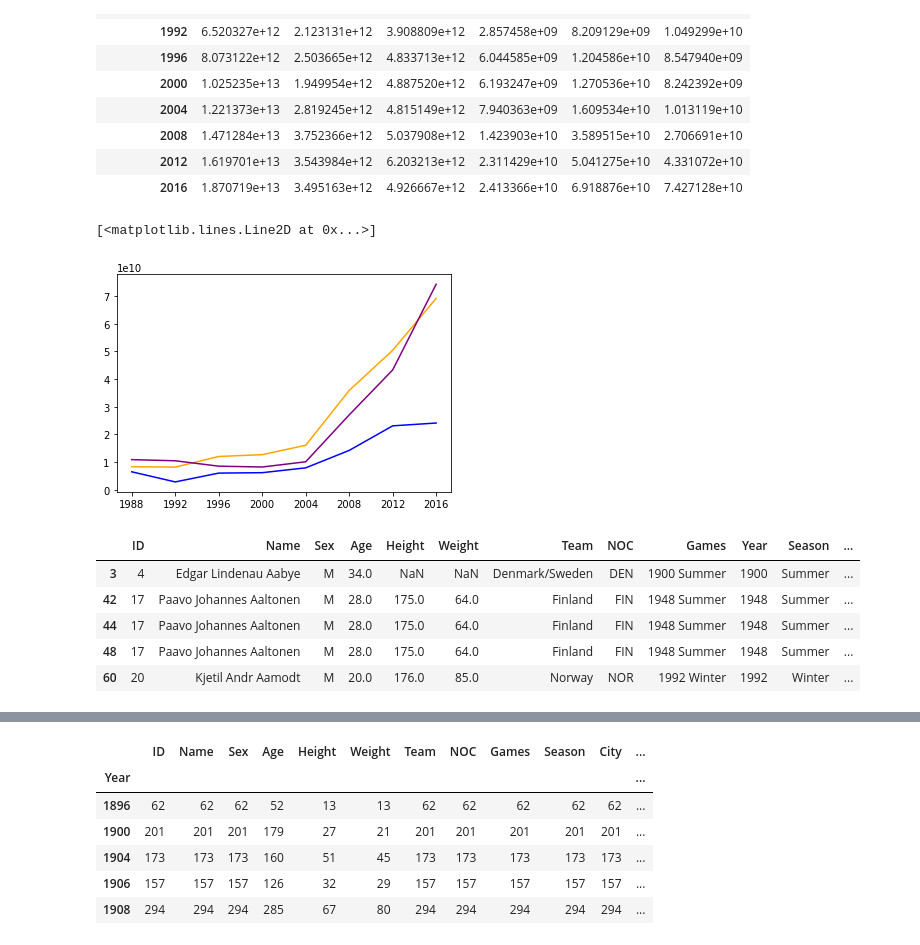
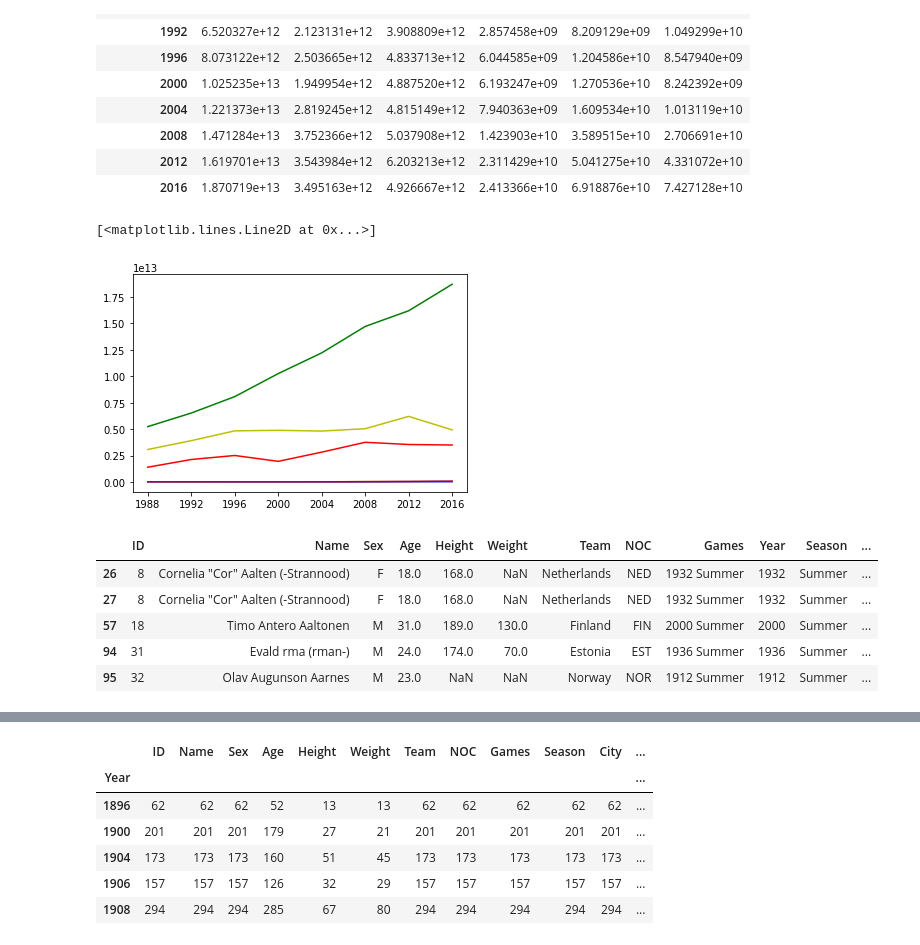
Before and after one commit to ablinn91/KU_project_1, a Jupyter notebook: project1.ipynb, the cells around one changed output, grey strips where cells are left out. Saved outputs shown, nothing was run; the diff lists cells and outputs as text; code cells hidden in the pictures.

```diff
--- a/project1.ipynb
+++ b/project1.ipynb
@@ -65,23 +65,24 @@ gdp_pd_filtered_countries_tranposed
 # %%
 # create a line graph of the data fro GDP on afircan countries.
 years =  list(gdp_pd_filtered_countries_tranposed.index)
-# plt.plot(years,gdp_pd_filtered_countries_tranposed["United States"], color = 'g')
-# plt.plot(years,gdp_pd_filtered_countries_tranposed["Germany"], color = 'r')
-# plt.plot(years,gdp_pd_filtered_countries_tranposed["Japan"], color = 'y')
+plt.plot(years,gdp_pd_filtered_countries_tranposed["United States"], color = 'g')
+plt.plot(years,gdp_pd_filtered_countries_tranposed["Germany"], color = 'r')
+plt.plot(years,gdp_pd_filtered_countries_tranposed["Japan"], color = 'y')
 plt.plot(years,gdp_pd_filtered_countries_tranposed["Uganda"], color = 'b')
 plt.plot(years,gdp_pd_filtered_countries_tranposed["Kenya"], color = 'orange')
 plt.plot(years,gdp_pd_filtered_countries_tranposed["Ethiopia"], color = 'purple')
 # %% [output]
 [<matplotlib.lines.Line2D at 0x...>]
-[figure, old version]
+[figure, new version]
 # %%
-# athlete_data_pd_sport = athlete_data_pd[athlete_data_pd["Event"] == "Athletics Men's Marathon"]
+athlete_data_pd_sport_athletics = athlete_data_pd[athlete_data_pd["Sport"] == "Athletics"]
 athlete_data_pd_sport_gold = athlete_data_pd[athlete_data_pd['Medal'] == "Gold"]
 athlete_data_pd_sport_gold.head()
+athlete_data_pd_sport_athletics.head()
 # %% [output]
 |  | ID | Name | Sex | Age | Height | Weight | Team | NOC | Games | Year | Season | ... |
-| 3 | 4 | Edgar Lindenau Aabye | M | 34.0 | NaN | NaN | Denmark/Sweden | DEN | 1900 Summer | 1900 | Summer | ... |
-| 42 | 17 | Paavo Johannes Aaltonen | M | 28.0 | 175.0 | 64.0 | Finland | FIN | 1948 Summer | 1948 | Summer | ... |
-| 44 | 17 | Paavo Johannes Aaltonen | M | 28.0 | 175.0 | 64.0 | Finland | FIN | 1948 Summer | 1948 | Summer | ... |
-| 48 | 17 | Paavo Johannes Aaltonen | M | 28.0 | 175.0 | 64.0 | Finland | FIN | 1948 Summer | 1948 | Summer | ... |
-| 60 | 20 | Kjetil Andr Aamodt | M | 20.0 | 176.0 | 85.0 | Norway | NOR | 1992 Winter | 1992 | Winter | ... |
+| 26 | 8 | Cornelia "Cor" Aalten (-Strannood) | F | 18.0 | 168.0 | NaN | Netherlands | NED | 1932 Summer | 1932 | Summer | ... |
+| 27 | 8 | Cornelia "Cor" Aalten (-Strannood) | F | 18.0 | 168.0 | NaN | Netherlands | NED | 1932 Summer | 1932 | Summer | ... |
+| 57 | 18 | Timo Antero Aaltonen | M | 31.0 | 189.0 | 130.0 | Finland | FIN | 2000 Summer | 2000 | Summer | ... |
+| 94 | 31 | Evald rma (rman-) | M | 24.0 | 174.0 | 70.0 | Estonia | EST | 1936 Summer | 1936 | Summer | ... |
+| 95 | 32 | Olav Augunson Aarnes | M | 23.0 | NaN | NaN | Norway | NOR | 1912 Summer | 1912 | Summer | ... |
```
Also changed, not shown: parts of 5 cells of this notebook.
